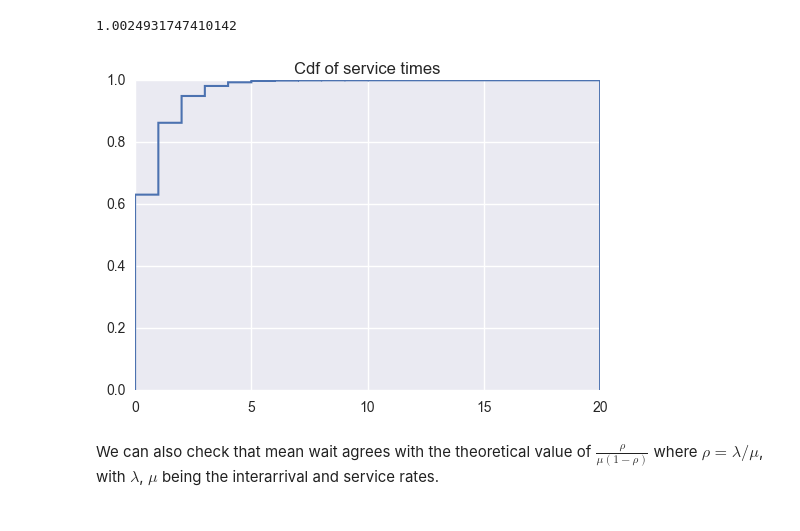
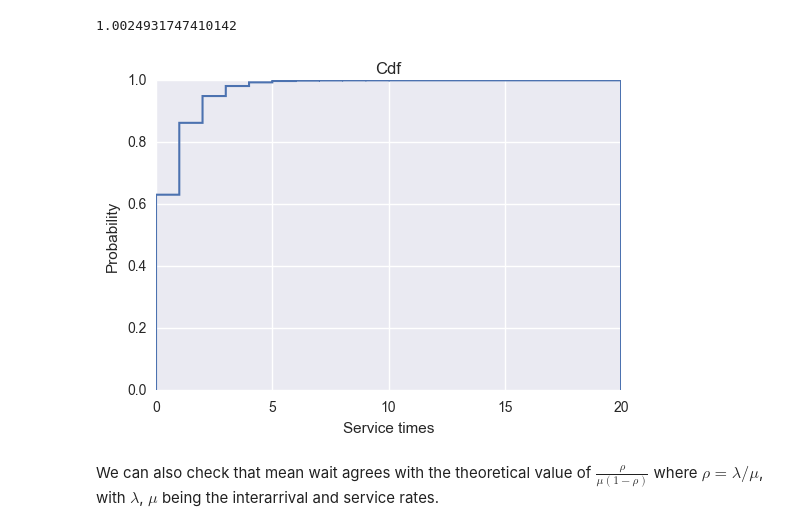
Before and after one commit to drvinceknight/unpeudemath, a Jupyter notebook: assets/code/Anscombe's quartet and queueing theory with the Ciw python library.ipynb, the cells around one changed output. Cells and saved outputs as stored; diff of their text form; code cells hidden in the pictures.

```diff
--- a/assets/code/Anscombe's quartet and queueing theory with the Ciw python library.ipynb
+++ b/assets/code/Anscombe's quartet and queueing theory with the Ciw python library.ipynb
@@ -140,9 +139,11 @@ np.mean(service_times)
 1.0024931747410142
 # %%
 plt.hist(service_times, normed=True, cumulative=True, histtype = 'step', linewidth=1.5, bins=20, range=[0, 20])
-plt.title("Cdf of service times");
+plt.xlabel("Service times")
+plt.ylabel("Probability")
+plt.title("Cdf");
 # %% [output]
-[figure, old version]
+[figure, new version]
 # %% [markdown]
 We can also check that mean wait agrees with the theoretical value of $\frac{\rho}{\mu(1-\rho)}$ where $\rho=\lambda/\mu$, with $\lambda$, $\mu$ being the interarrival and service rates.
 # %%
```
Also changed, not shown: parts of 8 cells of this notebook, 7 other files.
